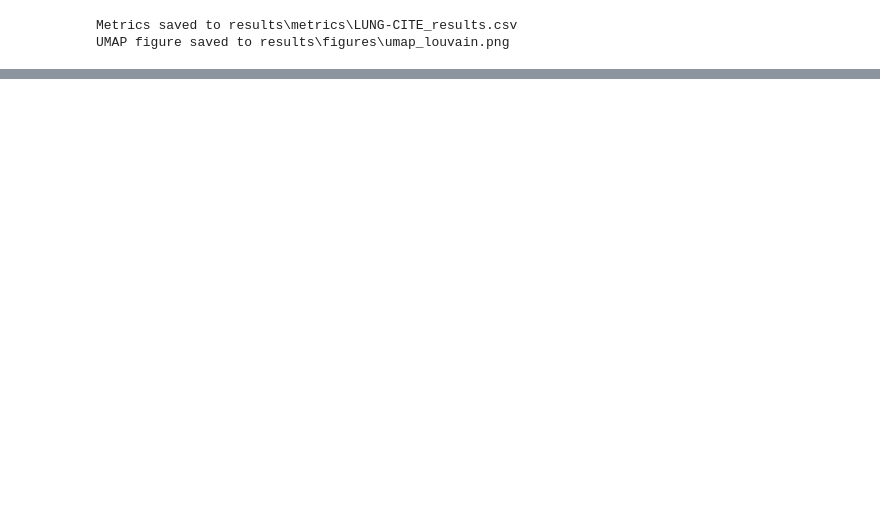
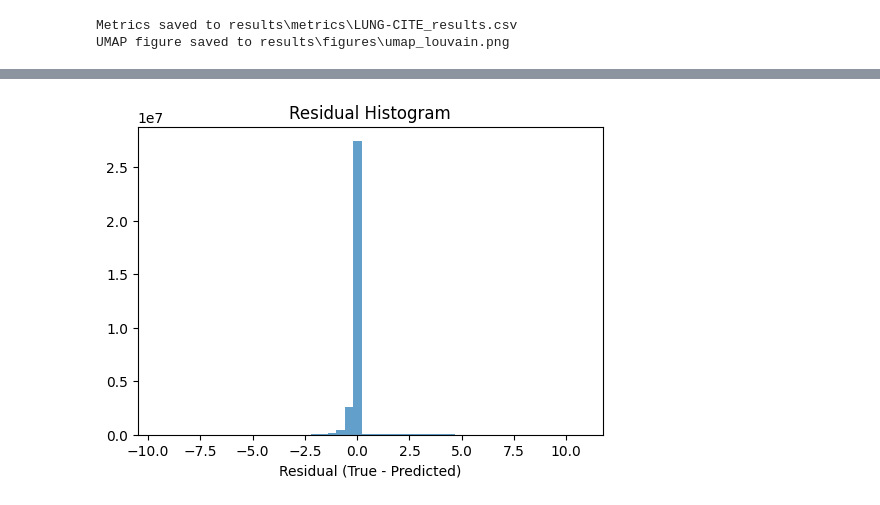
Before and after one commit to ZW471/MultiOmicsIntegration, a Jupyter notebook: evaluation/our_model_eval.ipynb, the cells around one changed output, grey strips where cells are left out. Drawn from its saved outputs; the diff is of its cells as text; code cells hidden in the pictures; blank space fills up the shorter version.

```diff
--- a/evaluation/our_model_eval.ipynb
+++ b/evaluation/our_model_eval.ipynb
@@ -396,0 +472,9 @@ UMAP figure saved to results\figures\umap_louvain.png
+# %%
+residuals = target_np - pred_np
+plt.figure(figsize=(6,4))
+plt.hist(residuals, bins=50, alpha=0.7)
+plt.xlabel("Residual (True - Predicted)")
+plt.title("Residual Histogram")
+plt.show()
+# %% [output]
+[figure, added]
```
Also changed, not shown: parts of 12 cells of this notebook, 2 other files.
